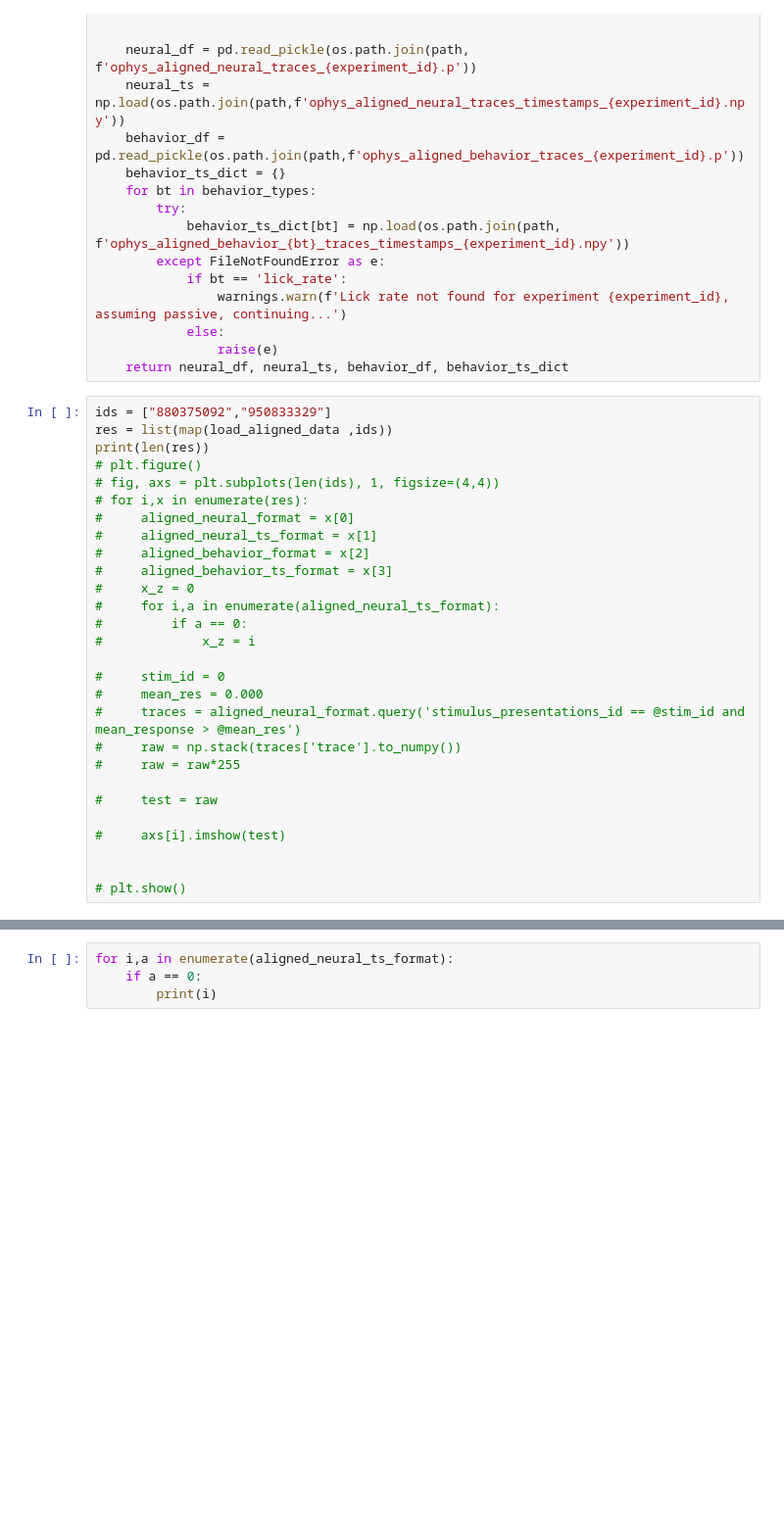
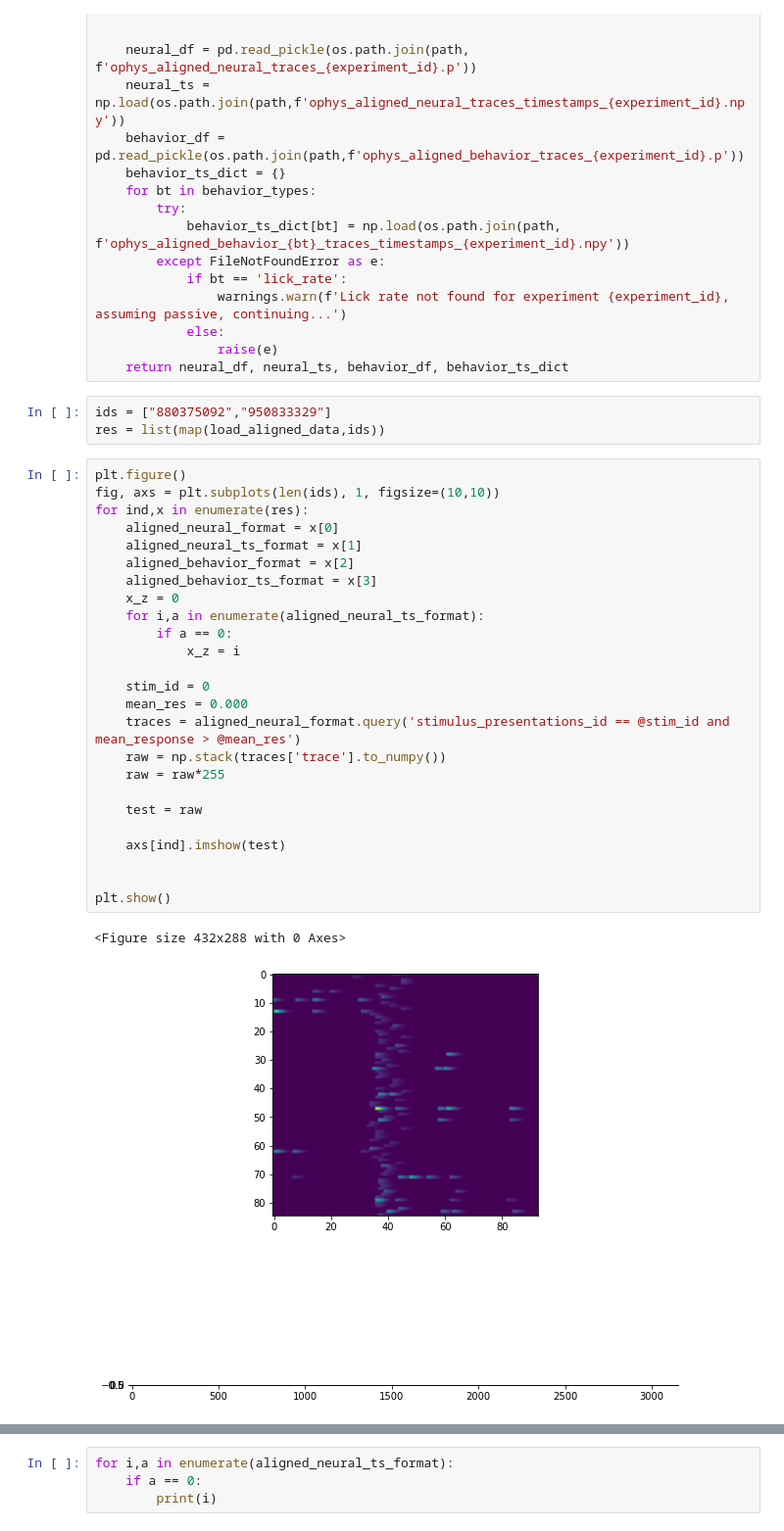
Before and after one commit to Blazkowiz47/NMA, a Jupyter notebook: Project/07_20_22_Allen_preprocessed.ipynb, the cells around one changed output, grey strips where cells are left out. Shown at 98% size. Drawn from its saved outputs; the diff is of its cells as text; blank space fills up the shorter version.

```diff
--- a/Project/07_20_22_Allen_preprocessed.ipynb
+++ b/Project/07_20_22_Allen_preprocessed.ipynb
@@ -42,31 +42,34 @@ def load_aligned_data(experiment_id)  :
             else:
                 raise(e)
     return neural_df, neural_ts, behavior_df, behavior_ts_dict
+# %%
+ids = ["880375092","950833329"]
+res = list(map(load_aligned_data,ids))
 # %%
-ids = ["880375092","950833329"]
-res = list(map(load_aligned_data ,ids))
-print(len(res))
-# plt.figure()
-# fig, axs = plt.subplots(len(ids), 1, figsize=(4,4))
-# for i,x in enumerate(res):
-#     aligned_neural_format = x[0]
-#     aligned_neural_ts_format = x[1]
-#     aligned_behavior_format = x[2]
-#     aligned_behavior_ts_format = x[3]
-#     x_z = 0
-#     for i,a in enumerate(aligned_neural_ts_format):
-#         if a == 0:
-#             x_z = i
+plt.figure()
+fig, axs = plt.subplots(len(ids), 1, figsize=(10,10))
+for ind,x in enumerate(res):
+    aligned_neural_format = x[0]
+    aligned_neural_ts_format = x[1]
+    aligned_behavior_format = x[2]
+    aligned_behavior_ts_format = x[3]
+    x_z = 0
+    for i,a in enumerate(aligned_neural_ts_format):
+        if a == 0:
+            x_z = i
 
-#     stim_id = 0
-#     mean_res = 0.000
-#     traces = aligned_neural_format.query('stimulus_presentations_id == @stim_id and mean_response > @mean_res')
-#     raw = np.stack(traces['trace'].to_numpy())
-#     raw = raw*255
+    stim_id = 0
+    mean_res = 0.000
+    traces = aligned_neural_format.query('stimulus_presentations_id == @stim_id and mean_response > @mean_res')
+    raw = np.stack(traces['trace'].to_numpy())
+    raw = raw*255
 
-#     test = raw
+    test = raw
 
-#     axs[i].imshow(test)
+    axs[ind].imshow(test)
 
 
-# plt.show()
+plt.show()
+# %% [output]
+<Figure size 432x288 with 0 Axes>
+[figure, added]
```
Also changed, not shown: parts of 5 cells of this notebook, 3 other files.
